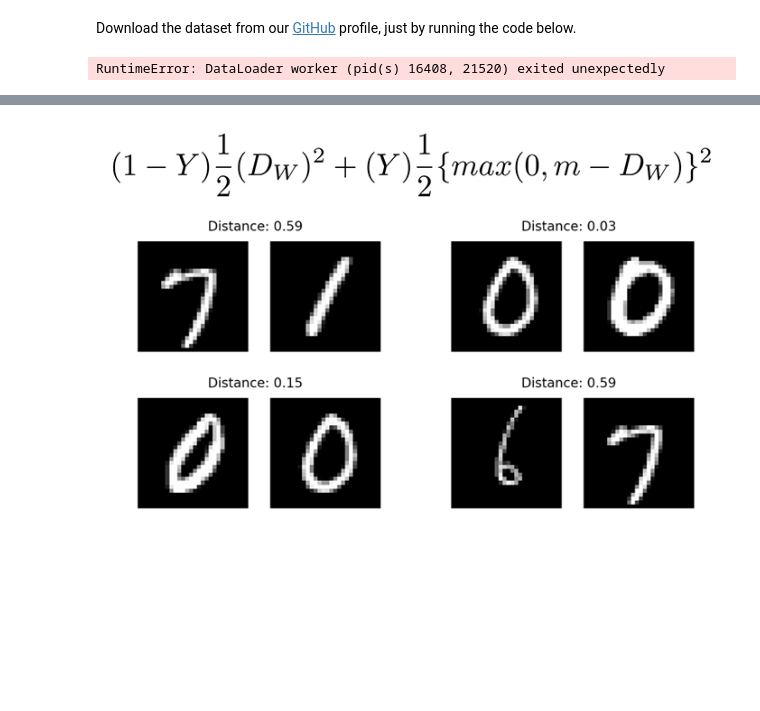
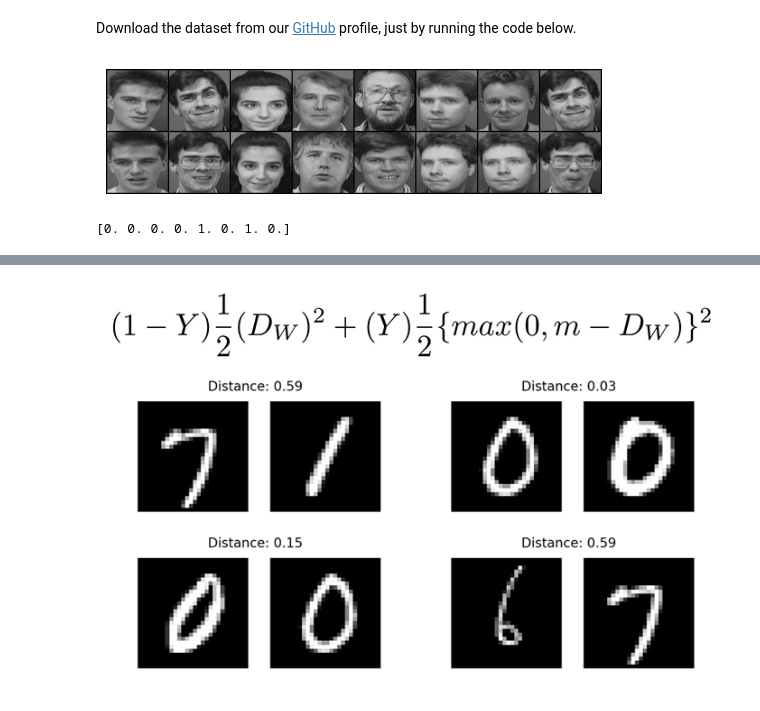
Before and after one commit to PNisargkumar/SiameseNeuralNetwork, a Jupyter notebook: 014_siameseNetwork.ipynb, the cells around one changed output, grey strips where cells are left out. Saved outputs shown, nothing was run; the diff lists cells and outputs as text; code cells hidden in the pictures; blank space fills up the shorter version.

```diff
--- a/014_siameseNetwork.ipynb
+++ b/014_siameseNetwork.ipynb
@@ -79,7 +80,7 @@ class SiameseNetworkDataset(Dataset):
 Download the dataset from our [GitHub](https://github.com/maticvl/dataHacker/blob/master/DATA/at%26t.zip) profile, just by running the code below.
 # %%
 # Load the training dataset
-folder_dataset = datasets.ImageFolder(root="D:\Uni_Sem4\RAML\data\faces\training")
+folder_dataset = datasets.ImageFolder(root=r"D:\Uni_Sem4\SiameseNeuralNetwork\data\faces\training")
 # %%
 # Resize the images and transform to tensors
 transformation = transforms.Compose([transforms.Resize((100,100)),
@@ -92,21 +93,21 @@ siamese_dataset = SiameseNetworkDataset(imageFolderDataset=folder_dataset,
 # %%
 # Create a simple dataloader just for simple visualization
 vis_dataloader = DataLoader(siamese_dataset,
                         shuffle=True,
-                        num_workers=2,
                         batch_size=8)
 
 # Extract one batch
 example_batch = next(iter(vis_dataloader))
 
 # Example batch is a list containing 2x8 images, indexes 0 and 1, an also the label
 # If the label is 1, it means that it is not the same person, label is 0, same person in both images
 concatenated = torch.cat((example_batch[0], example_batch[1]),0)
 
 imshow(torchvision.utils.make_grid(concatenated))
 print(example_batch[2].numpy().reshape(-1))
 # %% [output]
+[figure, added]
-RuntimeError: DataLoader worker (pid(s) 16408, 21520) exited unexpectedly
+[0. 0. 0. 0. 1. 0. 1. 0.]
 # %% [markdown]
 ![image.png](embedded-picture-1)
 # %%
```
Also changed, not shown: parts of 5 cells of this notebook, 1 other file.
